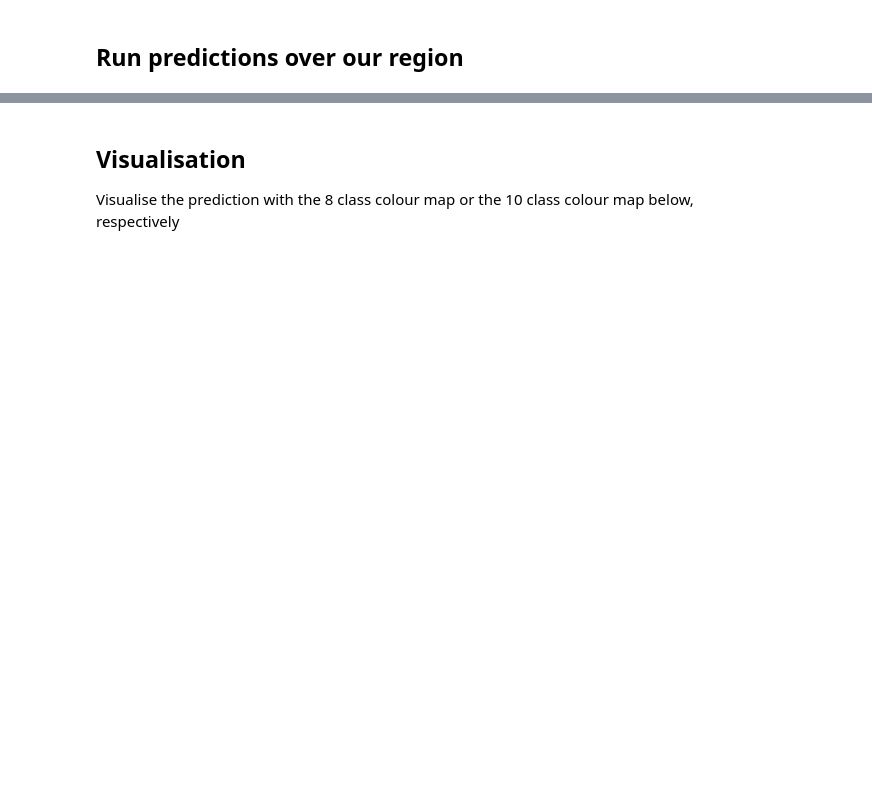
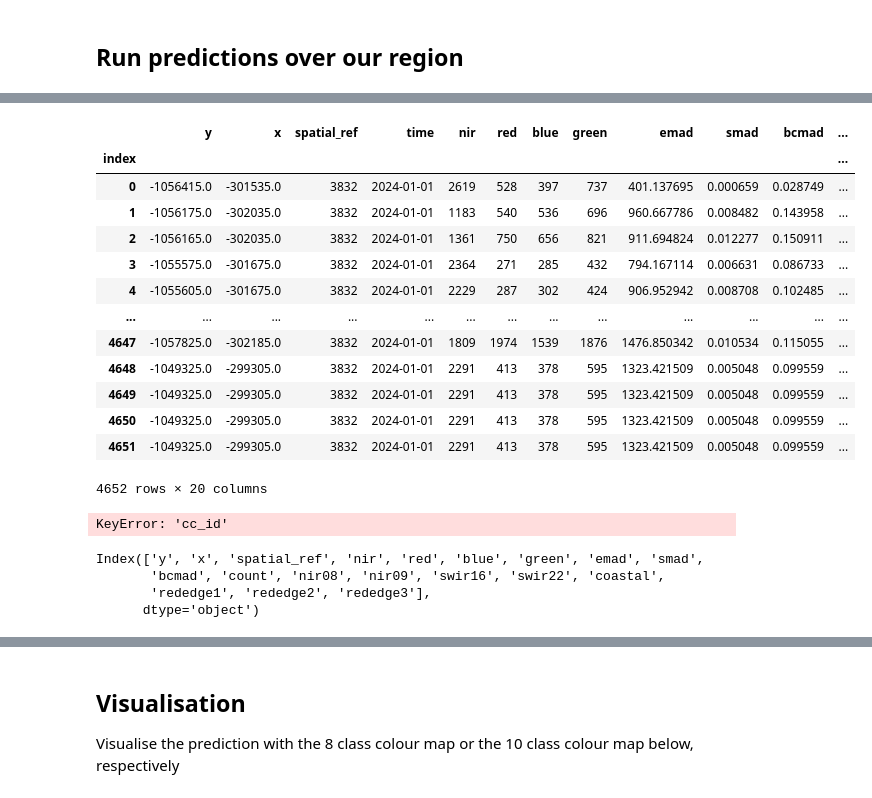
Before and after one commit to digitalearthpacific/dep-seagrass, a Jupyter notebook: classification/3-prediction-workflow-rf.ipynb, the cells around one changed output, grey strips where cells are left out. Saved outputs shown, nothing was run; the diff lists cells and outputs as text; code cells hidden in the pictures; blank space fills up the shorter version.

```diff
--- a/classification/3-prediction-workflow-rf.ipynb
+++ b/classification/3-prediction-workflow-rf.ipynb
@@ -31,3 +32,9 @@ datetime="2024"
+# %%
+gdf = gpd.read_file("training-data/PNG_fieldpoints25.geojson")
+gdf = gdf.to_crs("EPSG:4326")
+min_lon, min_lat, max_lon, max_lat = gdf.total_bounds
+bbox = [min_lon, min_lat, max_lon, max_lat]
+datetime="2024"
 # %%
 items = client.search(
     collections=["dep_s2_geomad"], datetime=datetime, bbox=bbox
@@ -144,0 +185,5 @@ ValueError: X has 27 features, but RandomForestClassifier is expecting 25 featur
+# %%
+postcard =data #.where(all_masks)
+# postcard =clipped_ds.to_array(dim="band")
+# First transform the training points to the same CRS as the data
+training = gdf.to_crs(postcard.odc.geobox.crs)
@@ -144,0 +213,31 @@ ValueError: X has 27 features, but RandomForestClassifier is expecting 25 featur
+# %%
+training_da = training.assign(x=training.geometry.x, y=training.geometry.y).to_xarray()
+# %%
+training_values = (
+    postcard.sel(training_da[["x", "y"]], method="nearest").squeeze().compute().to_pandas()
+)
+training_values
+# %% [output]
+|  | y | x | spatial_ref | time | nir | red | blue | green | emad | smad | bcmad | ... |
+| index |  |  |  |  |  |  |  |  |  |  |  | ... |
+| 0 | -1056415.0 | -301535.0 | 3832 | 2024-01-01 | 2619 | 528 | 397 | 737 | 401.137695 | 0.000659 | 0.028749 | ... |
+| 1 | -1056175.0 | -302035.0 | 3832 | 2024-01-01 | 1183 | 540 | 536 | 696 | 960.667786 | 0.008482 | 0.143958 | ... |
+| 2 | -1056165.0 | -302035.0 | 3832 | 2024-01-01 | 1361 | 750 | 656 | 821 | 911.694824 | 0.012277 | 0.150911 | ... |
+| 3 | -1055575.0 | -301675.0 | 3832 | 2024-01-01 | 2364 | 271 | 285 | 432 | 794.167114 | 0.006631 | 0.086733 | ... |
+| 4 | -1055605.0 | -301675.0 | 3832 | 2024-01-01 | 2229 | 287 | 302 | 424 | 906.952942 | 0.008708 | 0.102485 | ... |
+| ... | ... | ... | ... | ... | ... | ... | ... | ... | ... | ... | ... | ... |
+| 4647 | -1057825.0 | -302185.0 | 3832 | 2024-01-01 | 1809 | 1974 | 1539 | 1876 | 1476.850342 | 0.010534 | 0.115055 | ... |
+| 4648 | -1049325.0 | -299305.0 | 3832 | 2024-01-01 | 2291 | 413 | 378 | 595 | 1323.421509 | 0.005048 | 0.099559 | ... |
+| 4649 | -1049325.0 | -299305.0 | 3832 | 2024-01-01 | 2291 | 413 | 378 | 595 | 1323.421509 | 0.005048 | 0.099559 | ... |
+| 4650 | -1049325.0 | -299305.0 | 3832 | 2024-01-01 | 2291 | 413 | 378 | 595 | 1323.421509 | 0.005048 | 0.099559 | ... |
+| 4651 | -1049325.0 | -299305.0 | 3832 | 2024-01-01 | 2291 | 413 | 378 | 595 | 1323.421509 | 0.005048 | 0.099559 | ... |
+4652 rows × 20 columns
+# %%
+# Join the training data with the extracted values and remove unnecessary columns
+training_array = pd.concat([training["cc_id"], training_values], axis=1)
+# Drop rows where there was no data available
+training_array = training_array.dropna()
+# Preview our resulting training array
+training_array.head()
+# %% [output]
+KeyError: 'cc_id'
@@ -144,0 +275,8 @@ ValueError: X has 27 features, but RandomForestClassifier is expecting 25 featur
+# %%
+postcard_params = postcard_df.columns[1:]
+print(postcard_params)
+# %% [output]
+Index(['y', 'x', 'spatial_ref', 'nir', 'red', 'blue', 'green', 'emad', 'smad',
+       'bcmad', 'count', 'nir08', 'nir09', 'swir16', 'swir22', 'coastal',
+       'rededge1', 'rededge2', 'rededge3'],
+      dtype='object')
```
Also changed, not shown: parts of 26 cells of this notebook, 8 other files.
